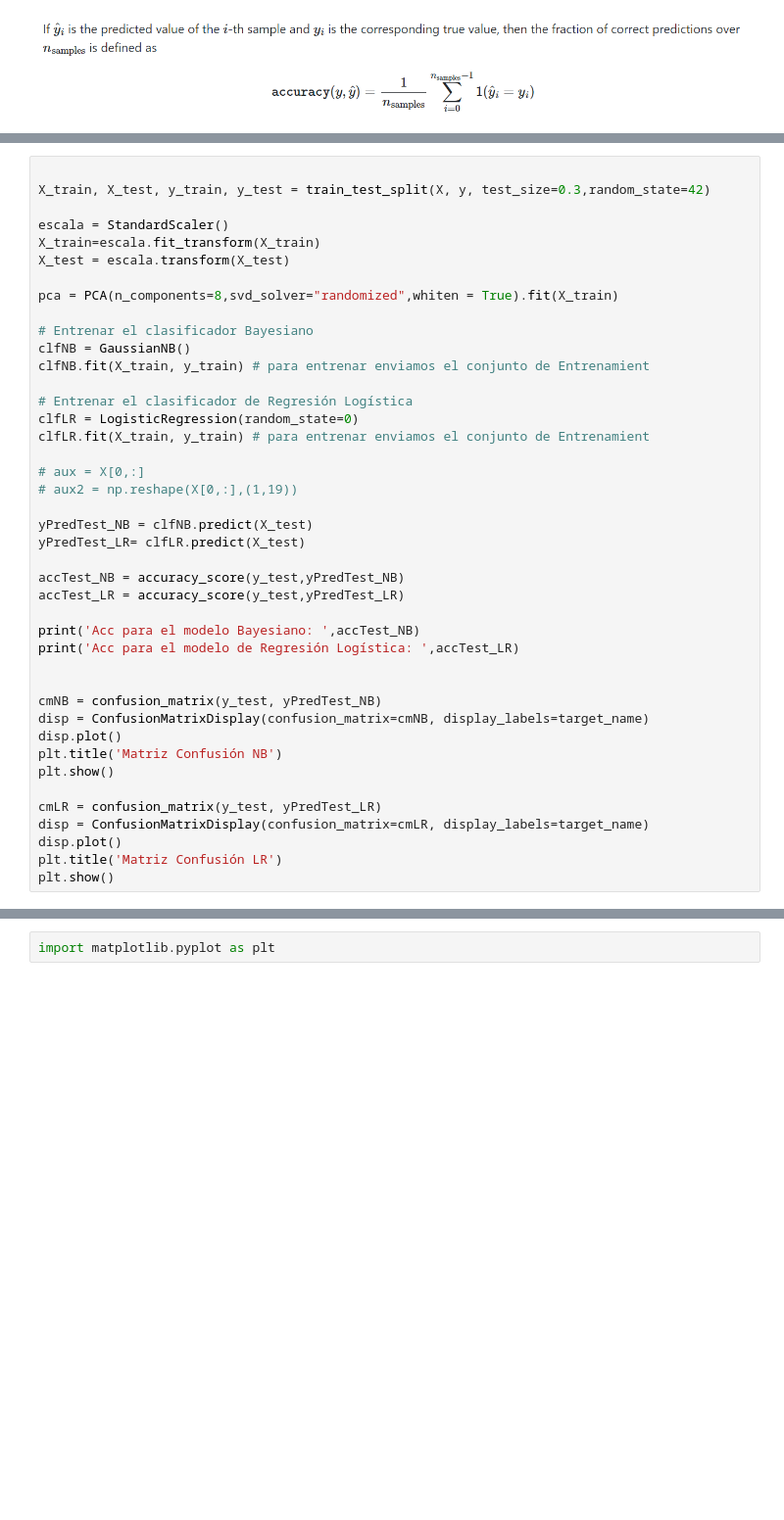
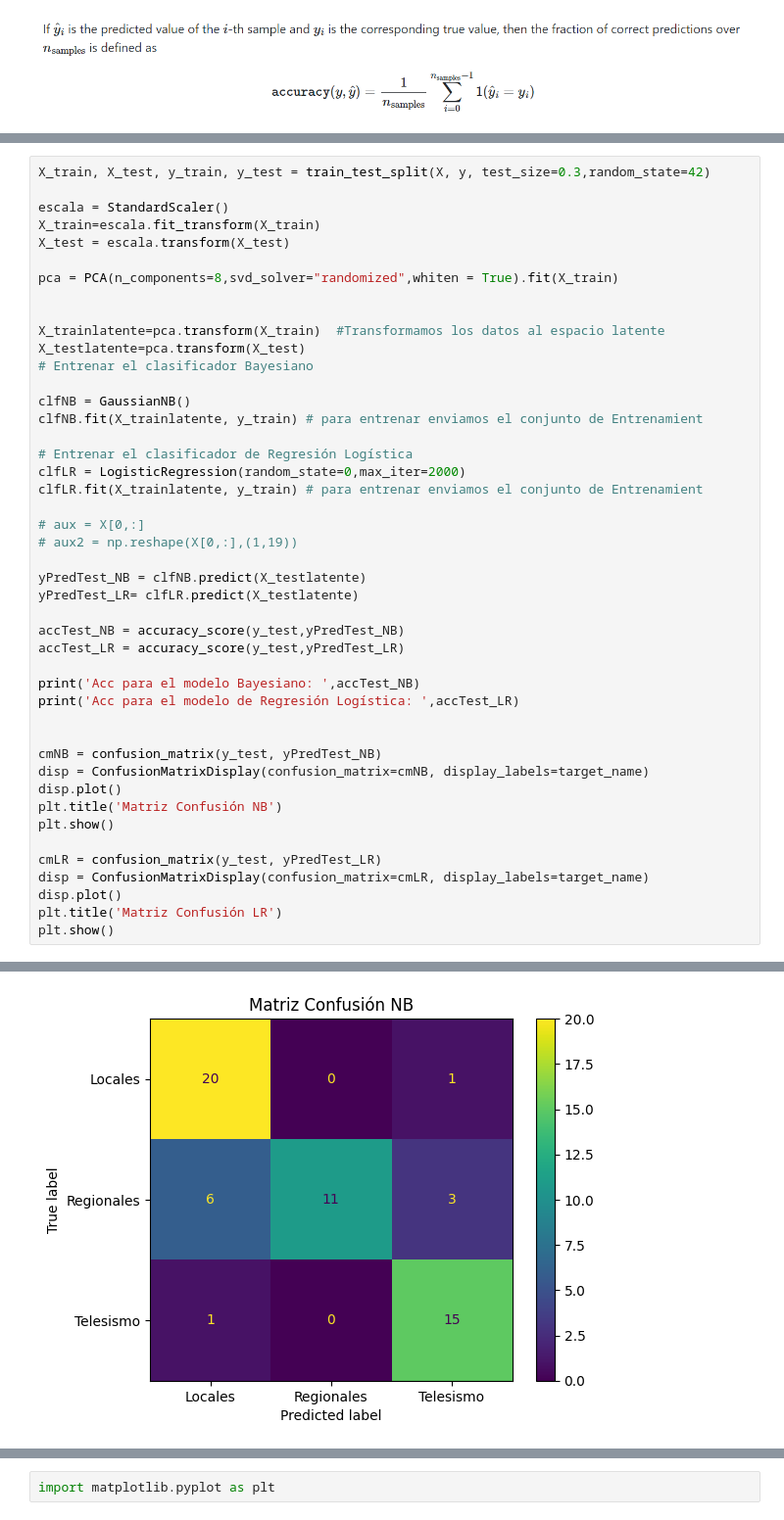
Before and after one commit to cabb1808/miniproyecto1, a Jupyter notebook: MiniProyecto2.ipynb, the cells around one changed output, grey strips where cells are left out. Shown at 98% size. Drawn from its saved outputs; the diff is of its cells as text; blank space fills up the shorter version.

```diff
--- a/MiniProyecto2.ipynb
+++ b/MiniProyecto2.ipynb
@@ -168,7 +166,6 @@ Acc para el modelo de Regresión Logística:  0.5789473684210527
 # %% [markdown]
 ![image.png](embedded-picture-1)
 # %%
-
 X_train, X_test, y_train, y_test = train_test_split(X, y, test_size=0.3,random_state=42)
 
 escala = StandardScaler()
@@ -177,19 +174,23 @@ X_test = escala.transform(X_test)
 
 pca = PCA(n_components=8,svd_solver="randomized",whiten = True).fit(X_train)
 
+
+X_trainlatente=pca.transform(X_train)  #Transformamos los datos al espacio latente
+X_testlatente=pca.transform(X_test)
 # Entrenar el clasificador Bayesiano
+
 clfNB = GaussianNB()
-clfNB.fit(X_train, y_train) # para entrenar enviamos el conjunto de Entrenamient
+clfNB.fit(X_trainlatente, y_train) # para entrenar enviamos el conjunto de Entrenamient
 
 # Entrenar el clasificador de Regresión Logística
-clfLR = LogisticRegression(random_state=0)
-clfLR.fit(X_train, y_train) # para entrenar enviamos el conjunto de Entrenamient
+clfLR = LogisticRegression(random_state=0,max_iter=2000)
+clfLR.fit(X_trainlatente, y_train) # para entrenar enviamos el conjunto de Entrenamient
 
 # aux = X[0,:]
 # aux2 = np.reshape(X[0,:],(1,19))
 
-yPredTest_NB = clfNB.predict(X_test)
-yPredTest_LR= clfLR.predict(X_test)
+yPredTest_NB = clfNB.predict(X_testlatente)
+yPredTest_LR= clfLR.predict(X_testlatente)
 
 accTest_NB = accuracy_score(y_test,yPredTest_NB)
 accTest_LR = accuracy_score(y_test,yPredTest_LR)
@@ -216,0 +216 @@ Pred LR:  [2 0 0 1 2 2 1 1 0 2]
+[figure, added]
```
Also changed, not shown: parts of 4 cells of this notebook.
